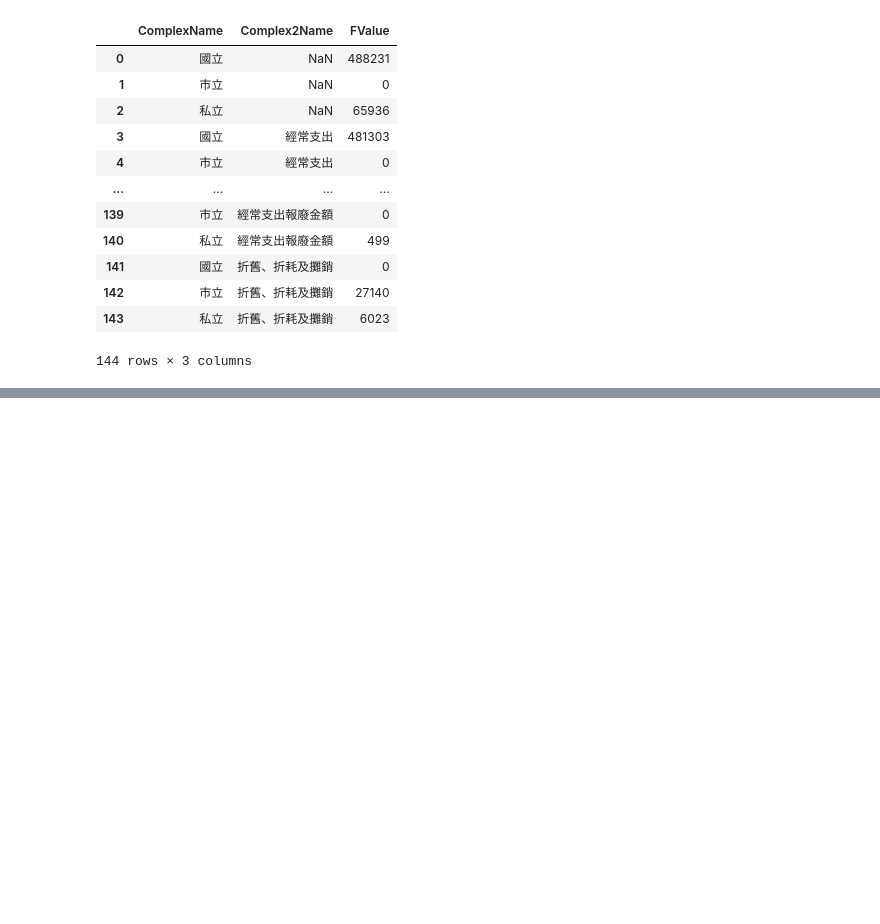
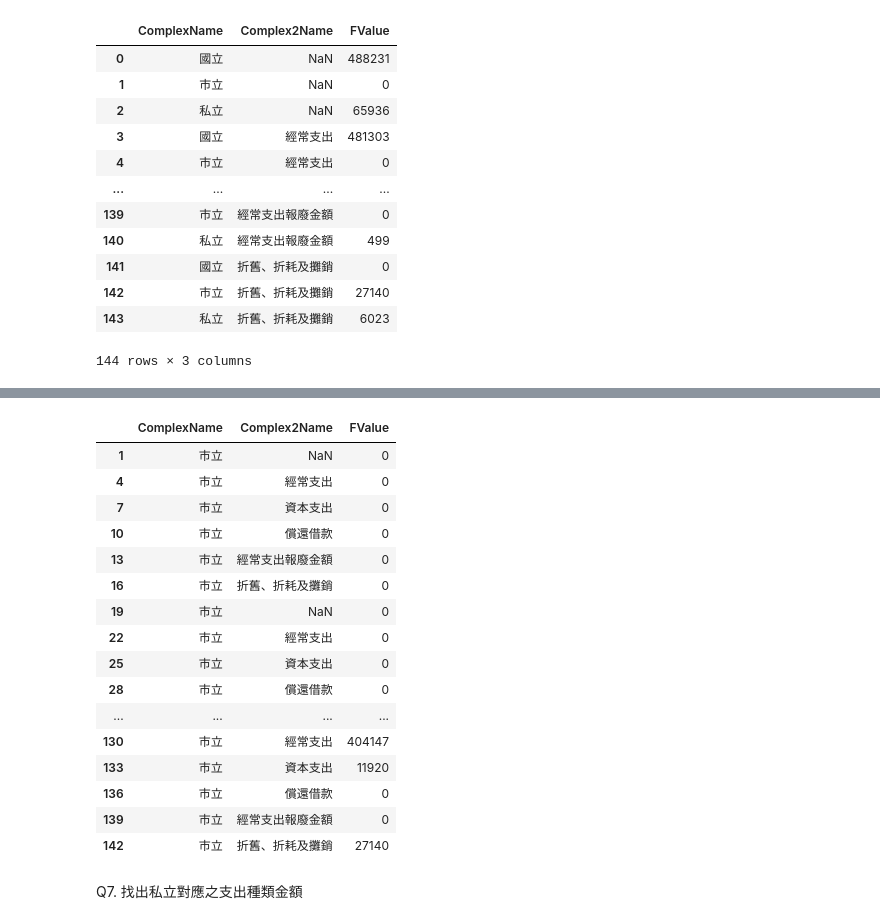
Before and after one commit to emeraldChung/LAT, a Jupyter notebook: HW1 week3.ipynb, the cells around one changed output, grey strips where cells are left out. Drawn from its saved outputs; the diff is of its cells as text; code cells hidden in the pictures; blank space fills up the shorter version.

```diff
--- a/HW1 week3.ipynb
+++ b/HW1 week3.ipynb
@@ -93,0 +149,23 @@ Q5. 各國市私立所對應之支出種類金額
+# %%
+市立fliter = (對應支出金額["ComplexName"] == "市立")
+對應支出金額[市立fliter]
+# %% [output]
+|  | ComplexName | Complex2Name | FValue |
+| 1 | 市立 | NaN | 0 |
+| 4 | 市立 | 經常支出 | 0 |
+| 7 | 市立 | 資本支出 | 0 |
+| 10 | 市立 | 償還借款 | 0 |
+| 13 | 市立 | 經常支出報廢金額 | 0 |
+| 16 | 市立 | 折舊、折耗及攤銷 | 0 |
+| 19 | 市立 | NaN | 0 |
+| 22 | 市立 | 經常支出 | 0 |
+| 25 | 市立 | 資本支出 | 0 |
+| 28 | 市立 | 償還借款 | 0 |
+| ... | ... | ... | ... |
+| 130 | 市立 | 經常支出 | 404147 |
+| 133 | 市立 | 資本支出 | 11920 |
+| 136 | 市立 | 償還借款 | 0 |
+| 139 | 市立 | 經常支出報廢金額 | 0 |
+| 142 | 市立 | 折舊、折耗及攤銷 | 27140 |
+# %% [markdown]
+Q7. 找出私立對應之支出種類金額
```
Also changed, not shown: parts of 15 cells of this notebook.
